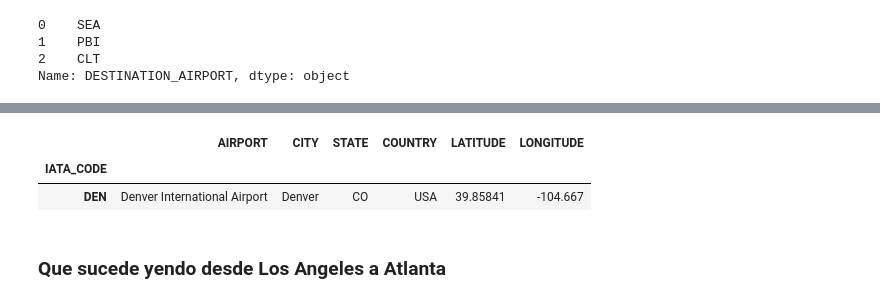
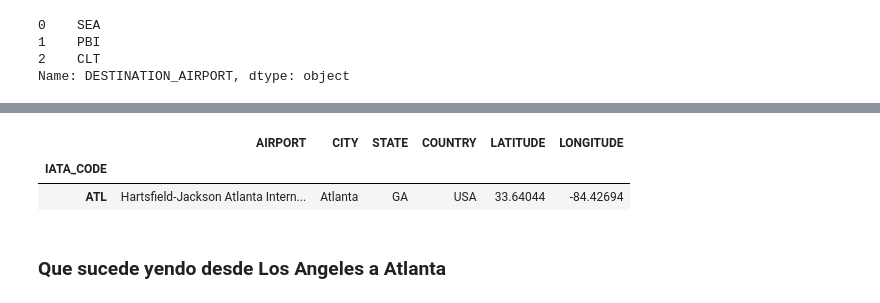
Before and after one commit to idontdomath/datos-exploratory-data-analysis, a Jupyter notebook: class01/03-intro-pandas-flight-delays.ipynb, the cells around one changed output, grey strips where cells are left out. Saved outputs shown, nothing was run; the diff lists cells and outputs as text; code cells hidden in the pictures.

```diff
--- a/class01/03-intro-pandas-flight-delays.ipynb
+++ b/class01/03-intro-pandas-flight-delays.ipynb
@@ -301,9 +427,9 @@ count_flights_to_airports[:5].plot('bar')
 # %%
-airports[airports.index == 'DEN']
+airports[airports.index == 'ATL']
 # %% [output]
 |  | AIRPORT | CITY | STATE | COUNTRY | LATITUDE | LONGITUDE |
 | IATA_CODE |  |  |  |  |  |  |
-| DEN | Denver International Airport | Denver | CO | USA | 39.85841 | -104.667 |
+| ATL | Hartsfield-Jackson Atlanta Intern... | Atlanta | GA | USA | 33.64044 | -84.42694 |
 # %% [markdown]
 ### Que sucede yendo desde Los Angeles a Atlanta
 # %%
```
Also changed, not shown: parts of 57 cells of this notebook, 1 other file.
